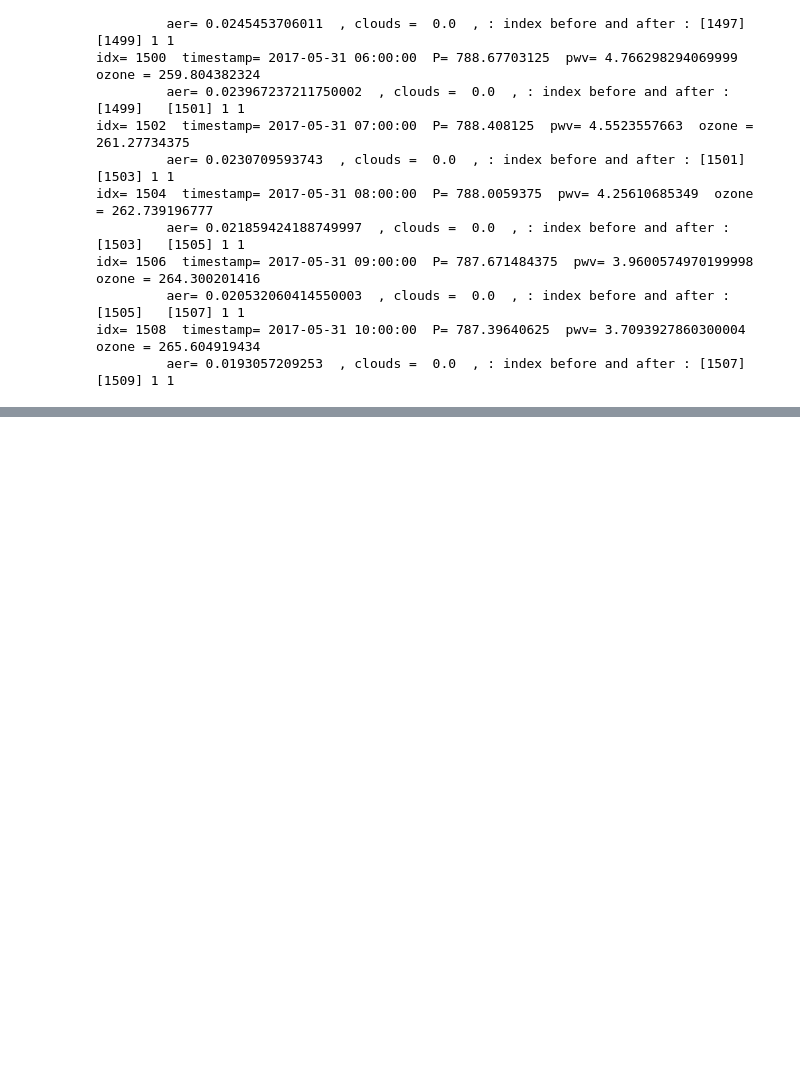
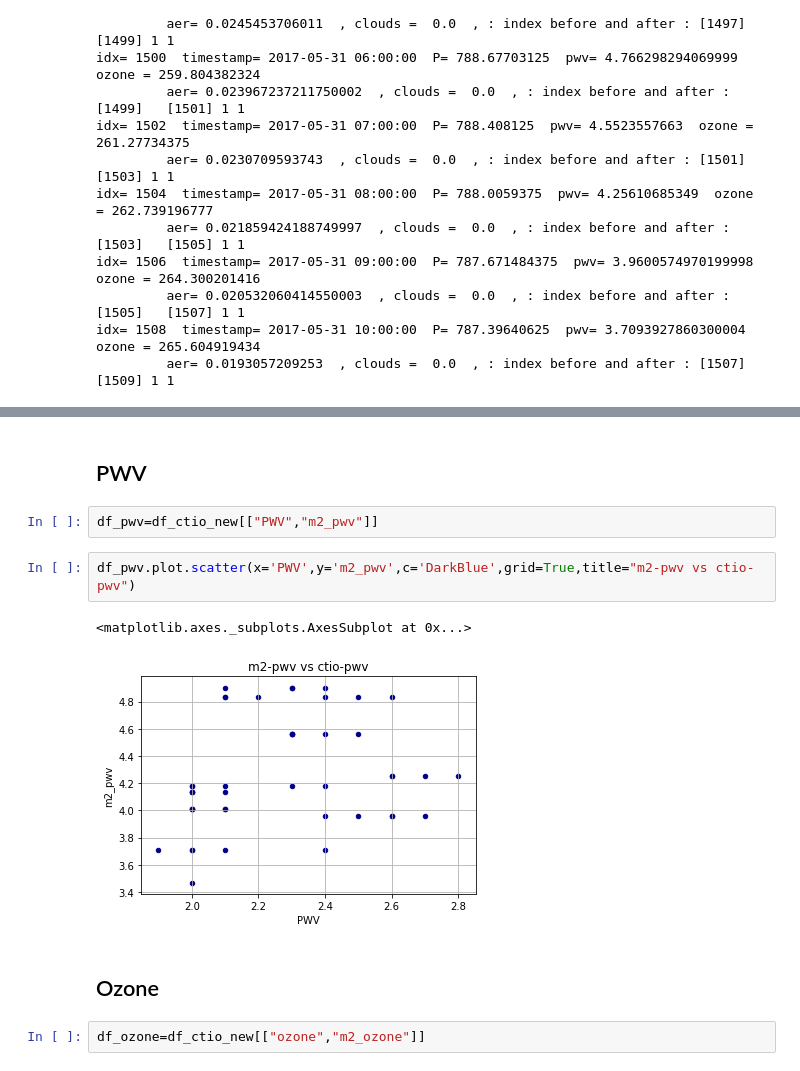
Before and after one commit to sylvielsstfr/GMAOMERRA2, a Jupyter notebook: atmparamcomp/CompareAtmParametersCTIO2017.ipynb, the cells around one changed output, grey strips where cells are left out. Saved outputs shown, nothing was run; the diff lists cells and outputs as text; blank space fills up the shorter version.

```diff
--- a/atmparamcomp/CompareAtmParametersCTIO2017.ipynb
+++ b/atmparamcomp/CompareAtmParametersCTIO2017.ipynb
@@ -274,0 +394,13 @@ for timestamp in all_datetime:
+# %% [markdown]
+## PWV
+# %%
+df_pwv=df_ctio_new[["PWV","m2_pwv"]]
+# %%
+df_pwv.plot.scatter(x='PWV',y='m2_pwv',c='DarkBlue',grid=True,title="m2-pwv vs ctio-pwv")
+# %% [output]
+<matplotlib.axes._subplots.AxesSubplot at 0x...>
+[figure, added]
+# %% [markdown]
+## Ozone
+# %%
+df_ozone=df_ctio_new[["ozone","m2_ozone"]]
```
Also changed, not shown: parts of 27 cells of this notebook.
